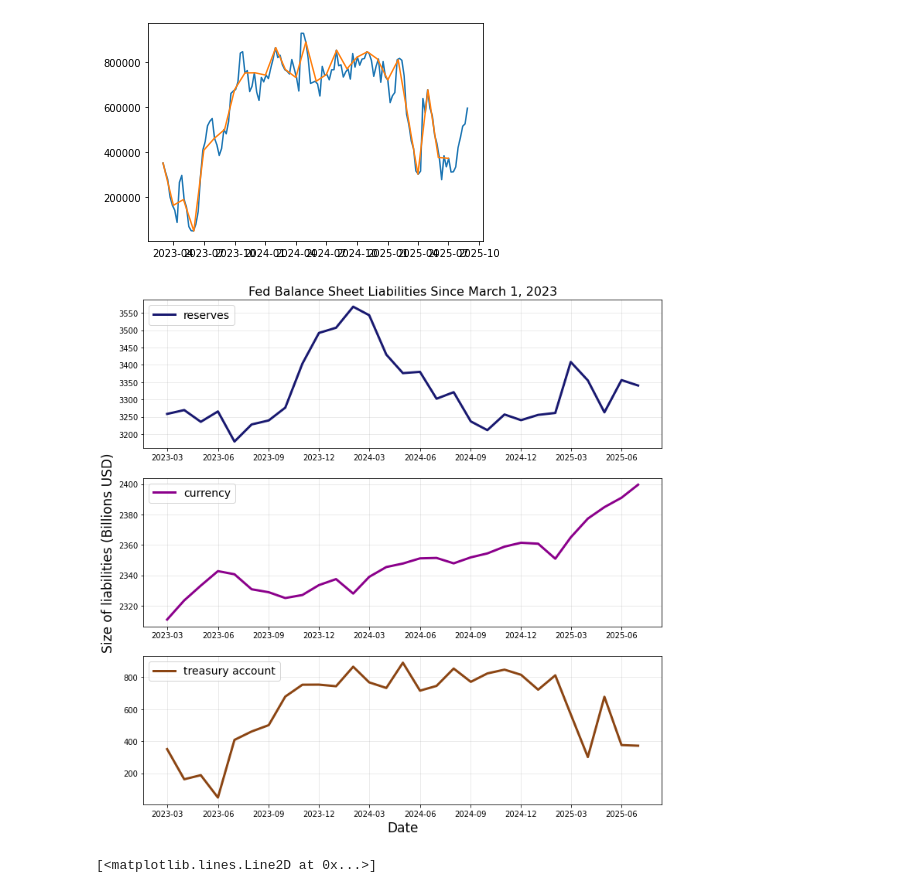
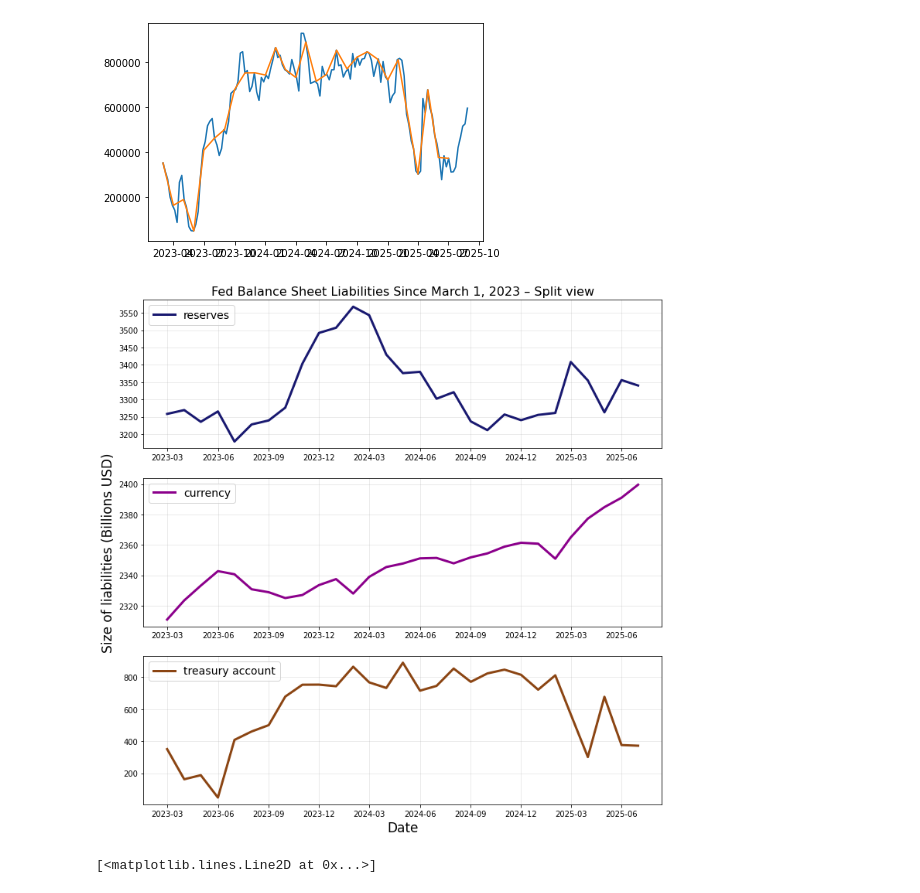
Before and after one commit to michaelneuder/money, a Jupyter notebook: fed-balance-sheet.ipynb, the cells around one changed output. Drawn from its saved outputs; the diff is of its cells as text; code cells hidden in the pictures.

```diff
--- a/fed-balance-sheet.ipynb
+++ b/fed-balance-sheet.ipynb
@@ -80,28 +82,28 @@ plt.plot(treasury_nearest['date'], treasury_nearest['value'])
 # %%
 f, axarr = plt.subplots(nrows=3, figsize=(12,12))
 axarr[0].plot(reserves_latest['date'], reserves_latest['value'], color='midnightblue', linewidth=3,
         label='reserves')
 axarr[1].plot(currency_latest['date'], currency_latest['value'], color='darkmagenta', linewidth=3,
         label='currency')
 axarr[2].plot(treasury_nearest['date'], treasury_nearest['value']/int(1e3), color='saddlebrown', linewidth=3,
         label='treasury account')
 
 axarr[2].set_xlabel('Date', size=17)
 axarr[1].set_ylabel('Size of liabilities (Billions USD)', size=17)
-axarr[0].set_title('Fed Balance Sheet Liabilities Since March 1, 2023')
+axarr[0].set_title('Fed Balance Sheet Liabilities Since March 1, 2023 – Split view')
 
 xticks = pd.date_range("2023-03-01", "2025-07-01", freq="3MS")
 for ax in axarr:
     ax.legend(loc=2, fontsize=14)
     ax.set_xticks(xticks)
     ax.set_xticklabels(xticks.strftime("%Y-%m"))
     ax.grid(alpha=0.3)
 
 
 # ax.legend()
 plt.show()
 # %% [output]
-[figure, old version]
+[figure, new version]
 # %%
 total = (treasury_nearest['value'].values /int(1e3)
          + currency_latest['value'].values
```
Also changed, not shown: parts of 15 cells of this notebook, 5 other files.
